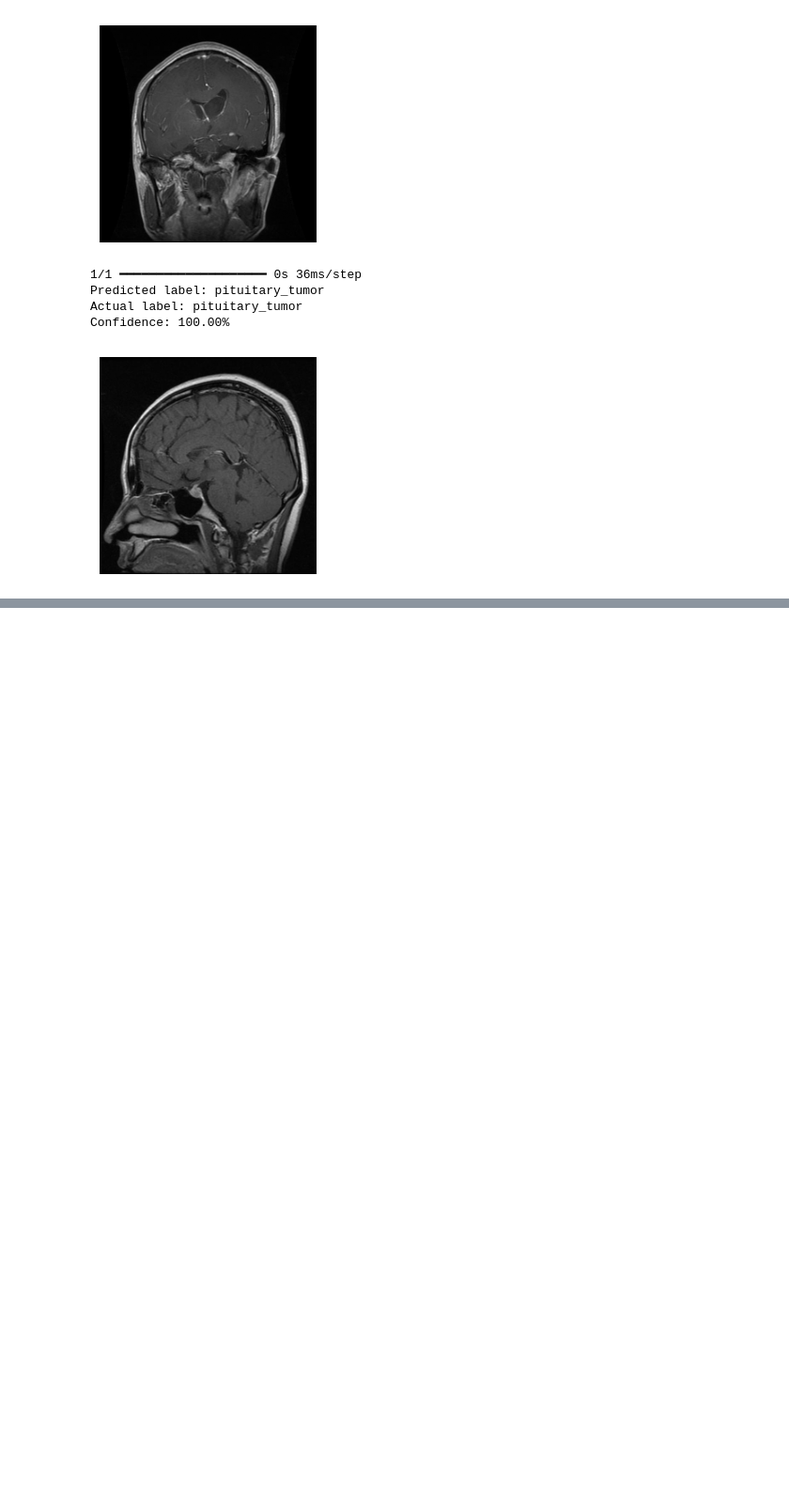
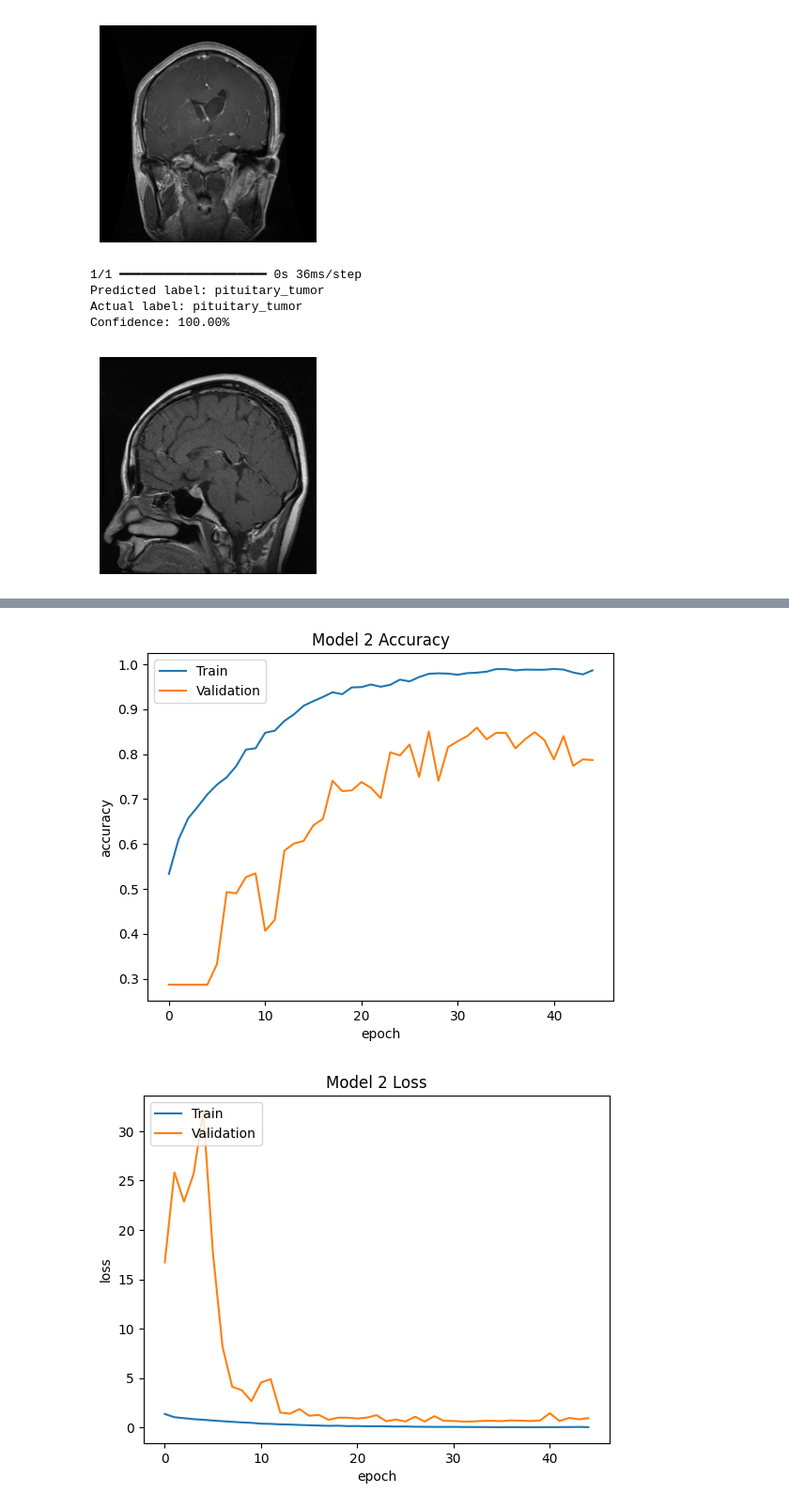
Before and after one commit to fawasafsal/Brain-Tumour-MRI-Image-Classification, a Jupyter notebook: Brain_Tumour_MRI_Classification.ipynb, the cells around one changed output, grey strips where cells are left out. Shown at 94% size. Saved outputs shown, nothing was run; the diff lists cells and outputs as text; code cells hidden in the pictures; blank space fills up the shorter version.

Commit message:
Hyper-parametric Tuning model 1.2

```diff
--- a/Brain_Tumour_MRI_Classification.ipynb
+++ b/Brain_Tumour_MRI_Classification.ipynb
@@ -433,0 +501,13 @@ Confidence: 100.00%
+# %%
+
+start_time = time.time()
+
+history2 = model2.fit(
+    x_train, y_train,
+    validation_data=(x_valid, y_valid),
+    epochs=45,
+    batch_size=64,
+    verbose=1
+)
+
+end_time = time.time()
@@ -433,0 +532,20 @@ Confidence: 100.00%
+# %%
+# summarize history for accuracy
+plt.plot(history2.history['accuracy'])
+plt.plot(history2.history['val_accuracy'])
+plt.title('Model 2 Accuracy')
+plt.ylabel('accuracy')
+plt.xlabel('epoch')
+plt.legend(['Train', 'Validation'], loc='upper left')
+plt.show()
+# summarize history for loss
+plt.plot(history2.history['loss'])
+plt.plot(history2.history['val_loss'])
+plt.title('Model 2 Loss')
+plt.ylabel('loss')
+plt.xlabel('epoch')
+plt.legend(['Train', 'Validation'], loc='upper left')
+plt.show()
+# %% [output]
+[figure, added]
+[figure, added]
```
Also changed, not shown: parts of 6 cells of this notebook.
